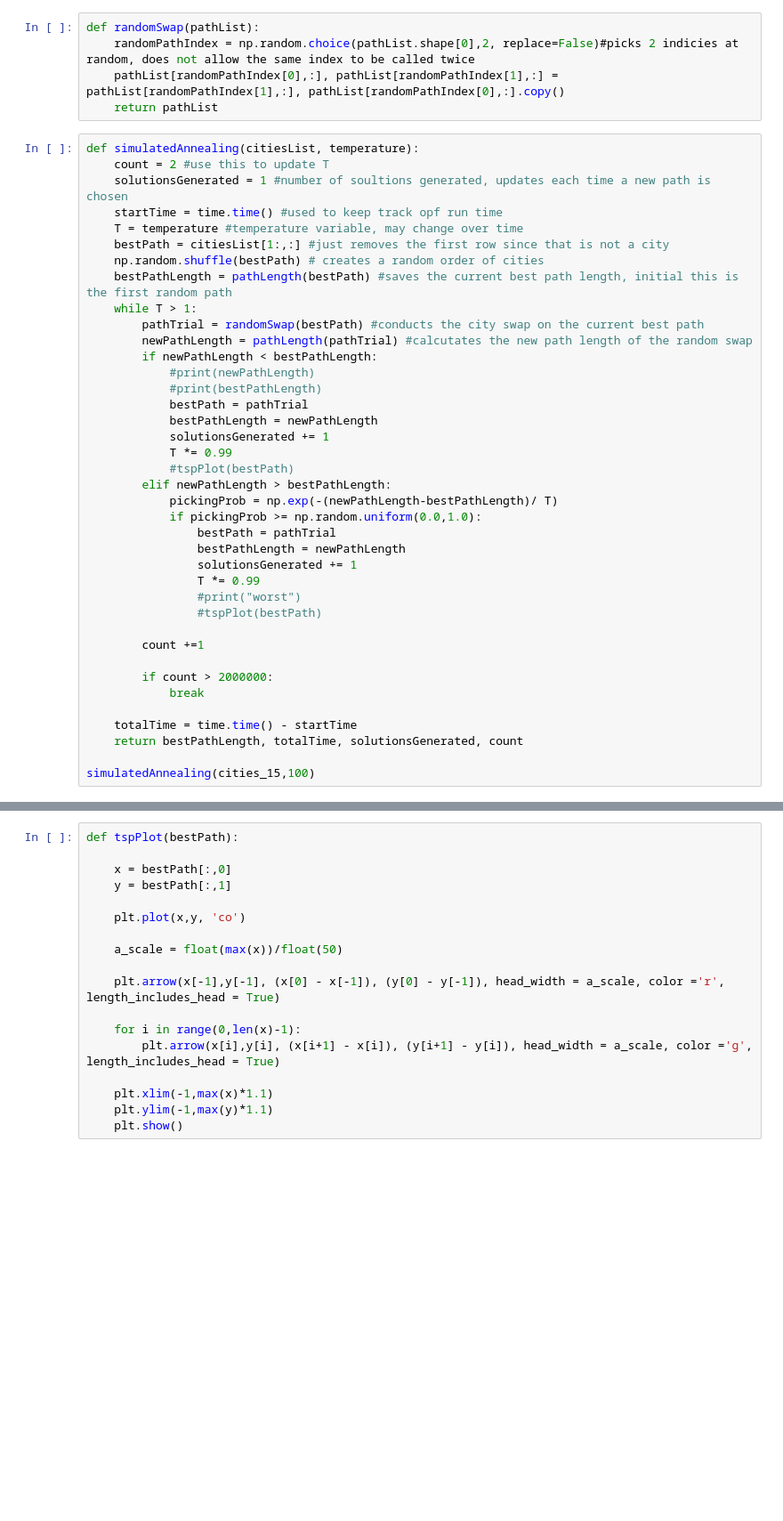
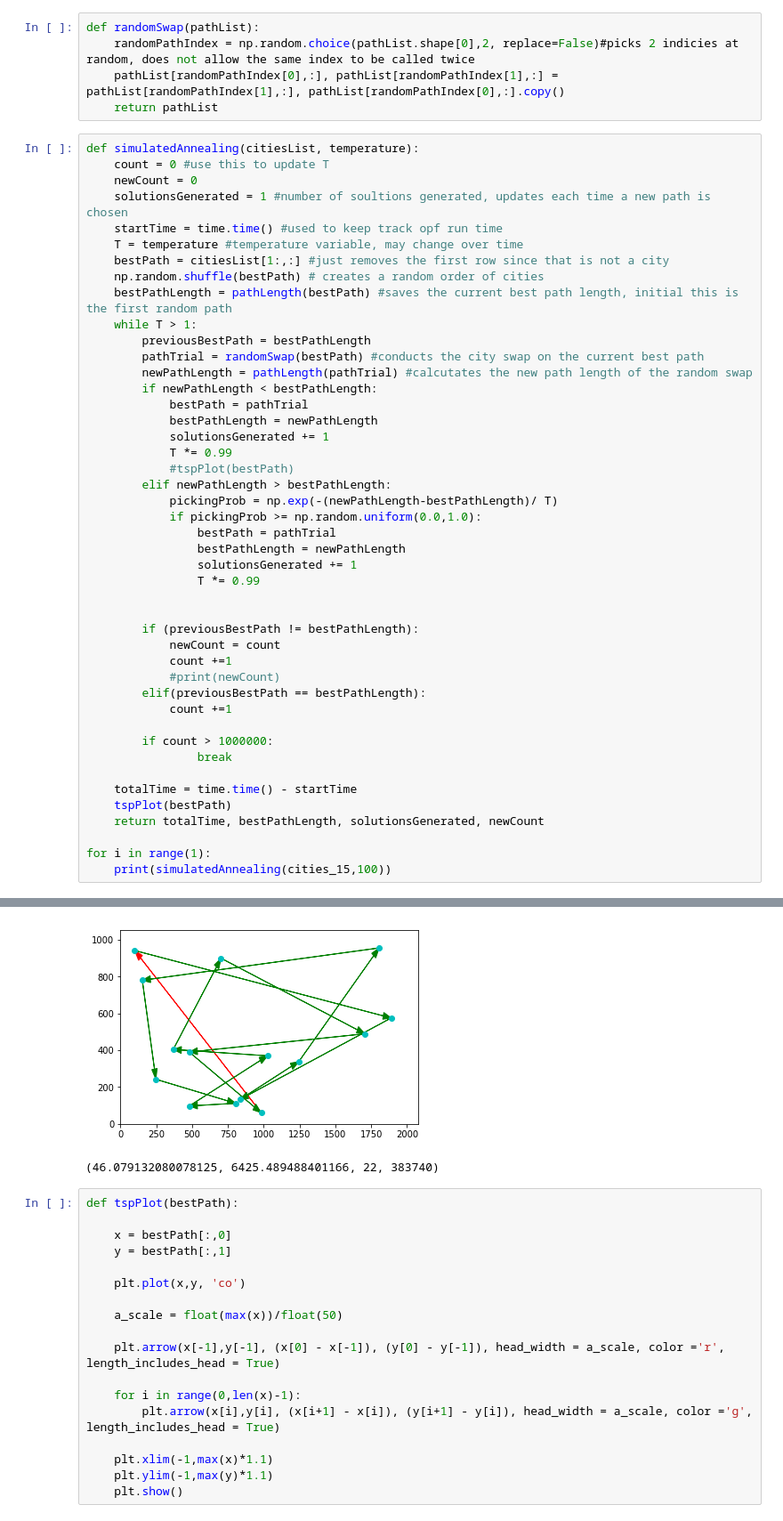
Before and after one commit to mlfrantz/ROB537, a Jupyter notebook: HW2/simulatedAnnealing.ipynb, the cells around one changed output, grey strips where cells are left out. Shown: that part at 89% size. Cells and saved outputs as stored; diff of their text form; blank space fills up the shorter version.

```diff
--- a/HW2/simulatedAnnealing.ipynb
+++ b/HW2/simulatedAnnealing.ipynb
@@ -43,7 +43,8 @@ def randomSwap(pathList):
     return pathList
 # %%
 def simulatedAnnealing(citiesList, temperature):
-    count = 2 #use this to update T
+    count = 0 #use this to update T
+    newCount = 0
     solutionsGenerated = 1 #number of soultions generated, updates each time a new path is chosen
     startTime = time.time() #used to keep track opf run time
     T = temperature #temperature variable, may change over time
@@ -51,11 +52,10 @@ def simulatedAnnealing(citiesList, temperature):
     np.random.shuffle(bestPath) # creates a random order of cities
     bestPathLength = pathLength(bestPath) #saves the current best path length, initial this is the first random path
     while T > 1:
+        previousBestPath = bestPathLength
         pathTrial = randomSwap(bestPath) #conducts the city swap on the current best path
         newPathLength = pathLength(pathTrial) #calcutates the new path length of the random swap
         if newPathLength < bestPathLength:
-            #print(newPathLength)
-            #print(bestPathLength)
             bestPath = pathTrial
             bestPathLength = newPathLength
             solutionsGenerated += 1
@@ -68,16 +68,22 @@ def simulatedAnnealing(citiesList, temperature):
                 bestPathLength = newPathLength
                 solutionsGenerated += 1
                 T *= 0.99
-                #print("worst")
-                #tspPlot(bestPath)
 
-        count +=1
 
-        if count > 2000000:
-            break
+        if (previousBestPath != bestPathLength):
+            newCount = count
+            count +=1
+            #print(newCount)
+        elif(previousBestPath == bestPathLength):
+            count +=1
+
+        if count > 1000000:
+                break
 
     totalTime = time.time() - startTime
-    return bestPathLength, totalTime, solutionsGenerated, count
+    tspPlot(bestPath)
+    return totalTime, bestPathLength, solutionsGenerated, newCount
 
-simulatedAnnealing(cities_15,100)
+for i in range(1):
+    print(simulatedAnnealing(cities_15,100))
 # %% [output]
@@ -85,3 +107,5 @@ simulatedAnnealing(cities_15,100)
+[figure, added]
+(46.079132080078125, 6425.489488401166, 22, 383740)
 # %%
 def tspPlot(bestPath):
 
```
Also changed, not shown: parts of 3 cells of this notebook.
